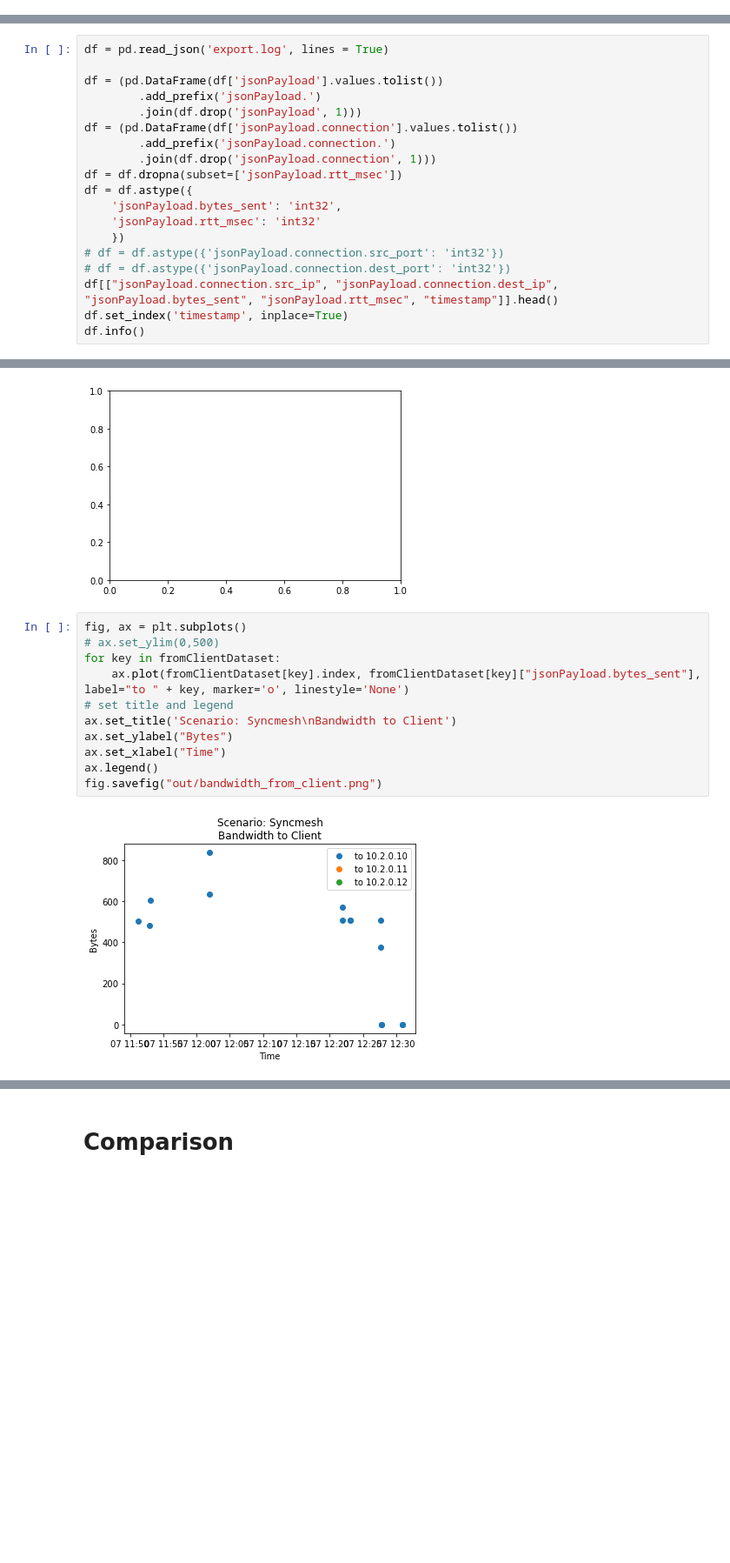
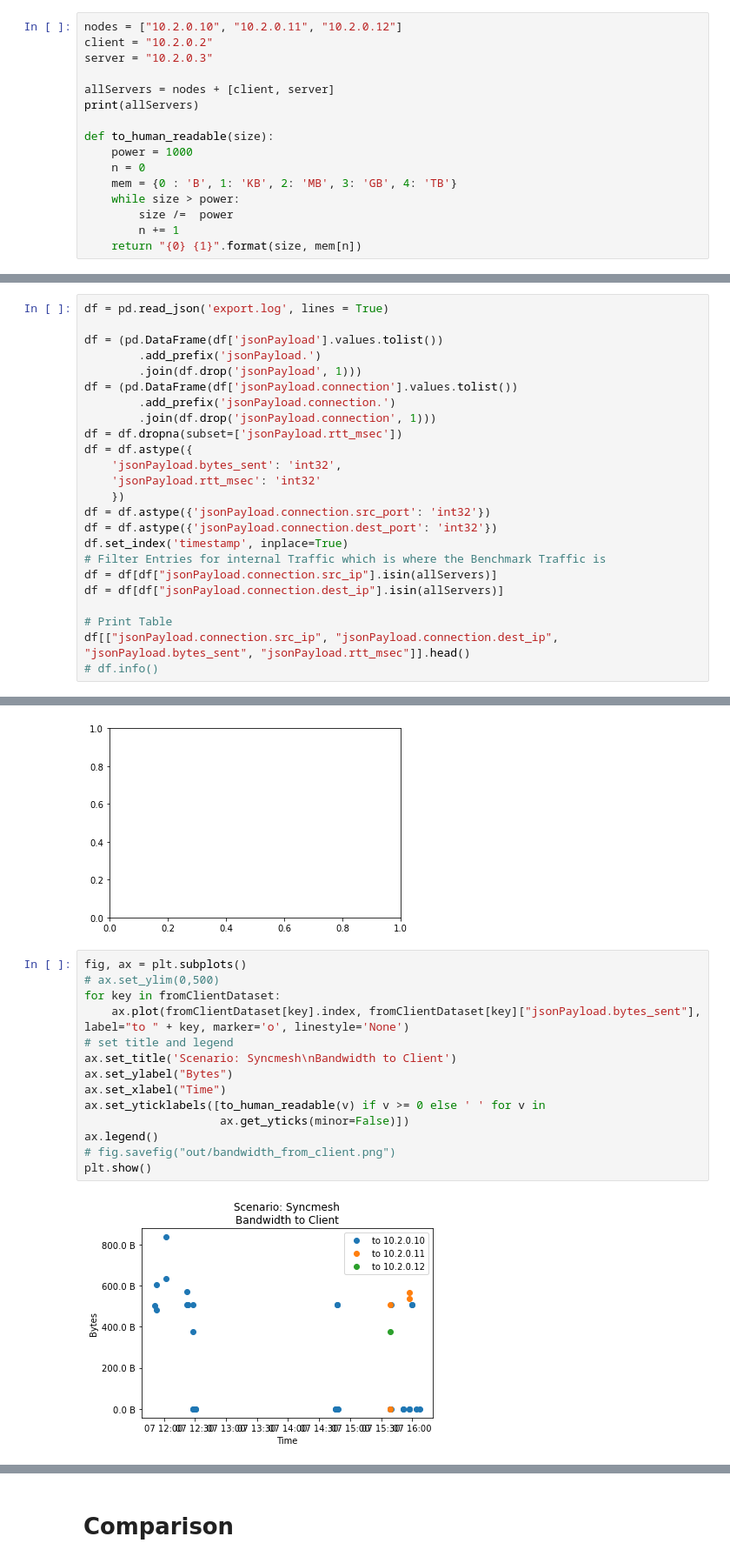
Before and after one commit to dos-group/syncmesh, a Jupyter notebook: evaluation/Main.ipynb, the cells around one changed output, grey strips where cells are left out. Shown: that part at 87% size. Cells and saved outputs as stored; diff of their text form; blank space fills up the shorter version.

```diff
--- a/evaluation/Main.ipynb
+++ b/evaluation/Main.ipynb
@@ -9,0 +12,16 @@ import datetime
+# %%
+nodes = ["10.2.0.10", "10.2.0.11", "10.2.0.12"]
+client = "10.2.0.2"
+server = "10.2.0.3"
+
+allServers = nodes + [client, server]
+print(allServers)
+
+def to_human_readable(size):
+    power = 1000
+    n = 0
+    mem = {0 : 'B', 1: 'KB', 2: 'MB', 3: 'GB', 4: 'TB'}
+    while size > power:
+        size /=  power
+        n += 1
+    return "{0} {1}".format(size, mem[n])
@@ -23,9 +43,14 @@ df = df.astype({
     'jsonPayload.bytes_sent': 'int32',
     'jsonPayload.rtt_msec': 'int32'
     })
-# df = df.astype({'jsonPayload.connection.src_port': 'int32'})
-# df = df.astype({'jsonPayload.connection.dest_port': 'int32'})
-df[["jsonPayload.connection.src_ip", "jsonPayload.connection.dest_ip", "jsonPayload.bytes_sent", "jsonPayload.rtt_msec", "timestamp"]].head()
+df = df.astype({'jsonPayload.connection.src_port': 'int32'})
+df = df.astype({'jsonPayload.connection.dest_port': 'int32'})
 df.set_index('timestamp', inplace=True)
-df.info()
+# Filter Entries for internal Traffic which is where the Benchmark Traffic is
+df = df[df["jsonPayload.connection.src_ip"].isin(allServers)]
+df = df[df["jsonPayload.connection.dest_ip"].isin(allServers)]
+
+# Print Table
+df[["jsonPayload.connection.src_ip", "jsonPayload.connection.dest_ip", "jsonPayload.bytes_sent", "jsonPayload.rtt_msec"]].head()
+# df.info()
 # %% [output]
@@ -134,15 +145,18 @@ binwidth = 10
 # %%
 fig, ax = plt.subplots()
 # ax.set_ylim(0,500)
 for key in fromClientDataset:
     ax.plot(fromClientDataset[key].index, fromClientDataset[key]["jsonPayload.bytes_sent"], label="to " + key, marker='o', linestyle='None')
 # set title and legend
 ax.set_title('Scenario: Syncmesh\nBandwidth to Client')
 ax.set_ylabel("Bytes")
 ax.set_xlabel("Time")
+ax.set_yticklabels([to_human_readable(v) if v >= 0 else ' ' for v in
+                    ax.get_yticks(minor=False)])
 ax.legend()
-fig.savefig("out/bandwidth_from_client.png")
+# fig.savefig("out/bandwidth_from_client.png")
+plt.show()
 # %% [output]
-[figure, old version]
+[figure, new version]
 # %%
 fig, ax = plt.subplots()
```
Also changed, not shown: parts of 10 cells of this notebook, 1 other file.
